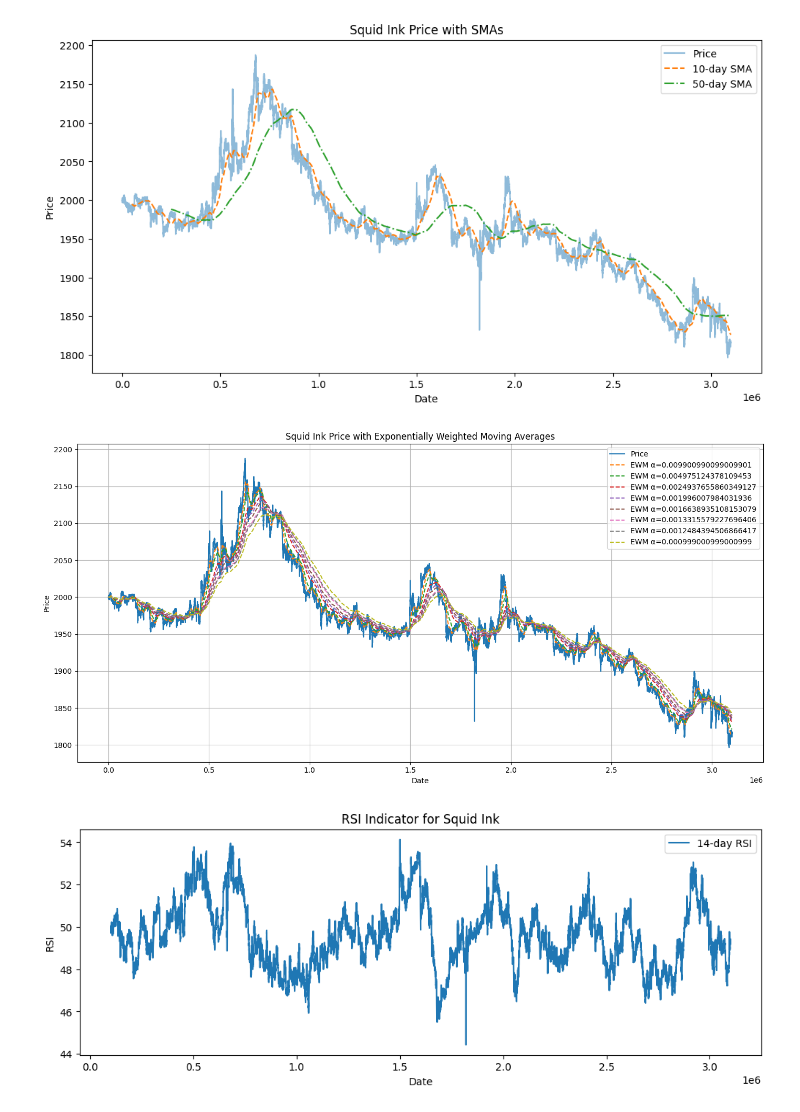
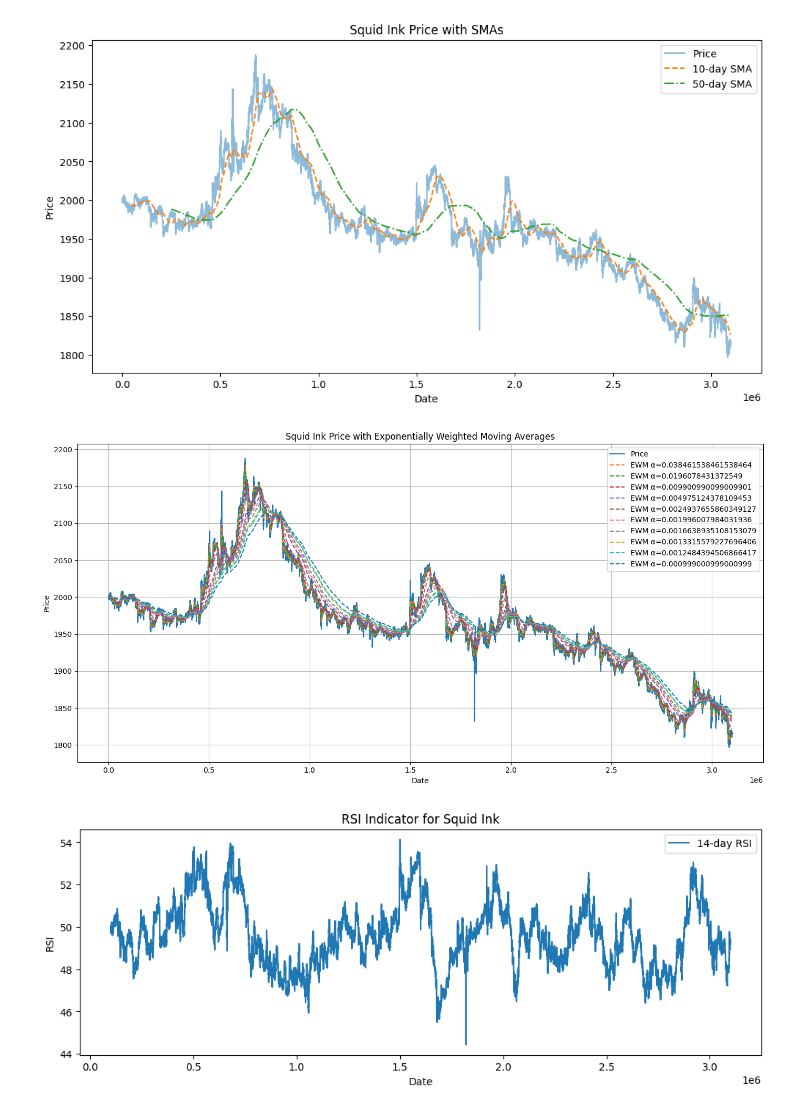
Before and after one commit to adxb-pxthxn/IMC-Prosperity-2025, a Jupyter notebook: squid_ink_anal.ipynb, the cells around one changed output. Drawn from its saved outputs; the diff is of its cells as text; code cells hidden in the pictures.

```diff
--- a/squid_ink_anal.ipynb
+++ b/squid_ink_anal.ipynb
@@ -169,35 +169,35 @@ class EWM:
 
     def update(self, price):
         if self.value is None:
             self.value = price
         else:
             self.value = self.alpha * price + (1 - self.alpha) * self.value
         return self.value
 
 # List of alphas to compare
-alphas = [1/(x+1) for x in [100,200,400,500,600,750,800,1000]]
+alphas = [1/(x+1) for x in [25,50,100,200,400,500,600,750,800,1000]]
 
 # Compute EWMs for each alpha
 for alpha in alphas:
     ewm = EWM(alpha)
     df[f'EWM α={alpha}'] = [ewm.update(p) for p in df['mid_price']]
 
 # Plotting
 plt.figure(figsize=(14, 7))
 plt.plot(df['timestamp'], df['mid_price'], label='Price', alpha=1)
 
 for alpha in alphas:
     plt.plot(df['timestamp'], df[f'EWM α={alpha}'], label=f'EWM α={alpha}', linewidth=1.5,linestyle='--')
 
 plt.title("Squid Ink Price with Exponentially Weighted Moving Averages")
 plt.xlabel("Date")
 plt.ylabel("Price")
 plt.legend()
 plt.grid(True)
 plt.tight_layout()
 plt.show()
 # %% [output]
-[figure, old version]
+[figure, new version]
 # %%
 def compute_RSI(series, period=1000):
     delta = series.diff()
```
Also changed, not shown: 4 other files.
